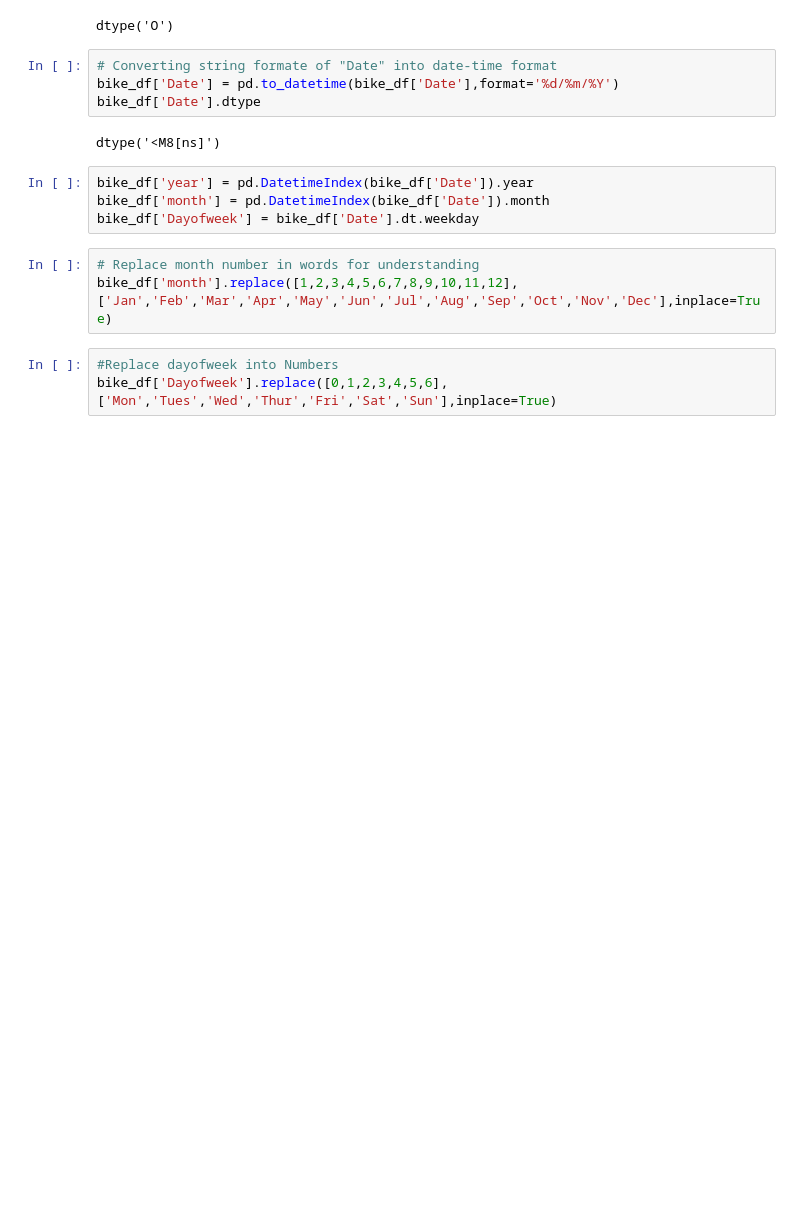
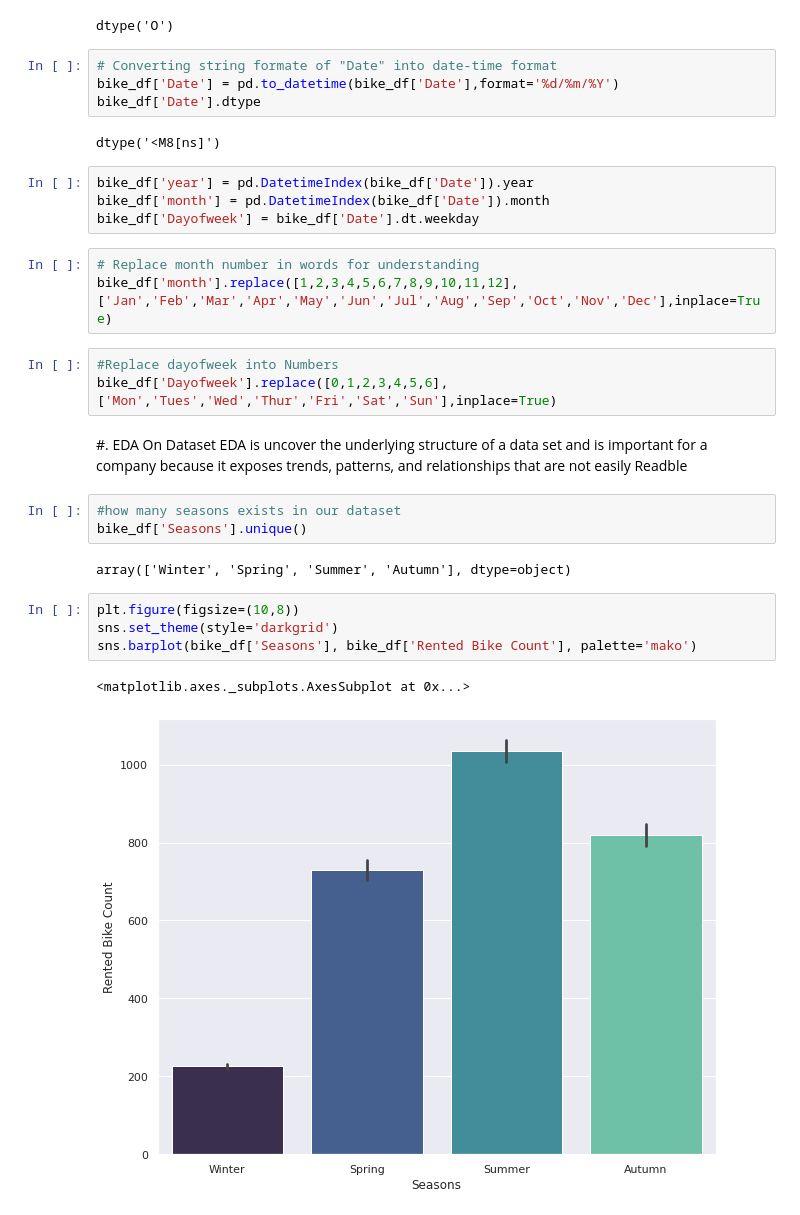
Before and after one commit to aditya8075/Bike-Sharing-Demand-Prediction---Supervised-machine-Learning-Regression, a Jupyter notebook: Bike_Sharing_Demand_Prediction_Supervised_machine_Learning.ipynb, the cells around one changed output. Drawn from its saved outputs; the diff is of its cells as text; blank space fills up the shorter version.

```diff
--- a/Bike_Sharing_Demand_Prediction_Supervised_machine_Learning.ipynb
+++ b/Bike_Sharing_Demand_Prediction_Supervised_machine_Learning.ipynb
@@ -183,3 +183,18 @@ bike_df['month'].replace([1,2,3,4,5,6,7,8,9,10,11,12],['Jan','Feb','Mar','Apr','
 # %%
 #Replace dayofweek into Numbers
 bike_df['Dayofweek'].replace([0,1,2,3,4,5,6],['Mon','Tues','Wed','Thur','Fri','Sat','Sun'],inplace=True)
+# %% [markdown]
+#. EDA On Dataset
+EDA is uncover the underlying structure of a data set and is important for a company because it exposes trends, patterns, and relationships that are not easily Readble
+# %%
+#how many seasons exists in our dataset
+bike_df['Seasons'].unique()
+# %% [output]
+array(['Winter', 'Spring', 'Summer', 'Autumn'], dtype=object)
+# %%
+plt.figure(figsize=(10,8))
+sns.set_theme(style='darkgrid')
+sns.barplot(bike_df['Seasons'], bike_df['Rented Bike Count'], palette='mako')
+# %% [output]
+<matplotlib.axes._subplots.AxesSubplot at 0x...>
+[figure, added]
```
Also changed, not shown: parts of 57 cells of this notebook.
